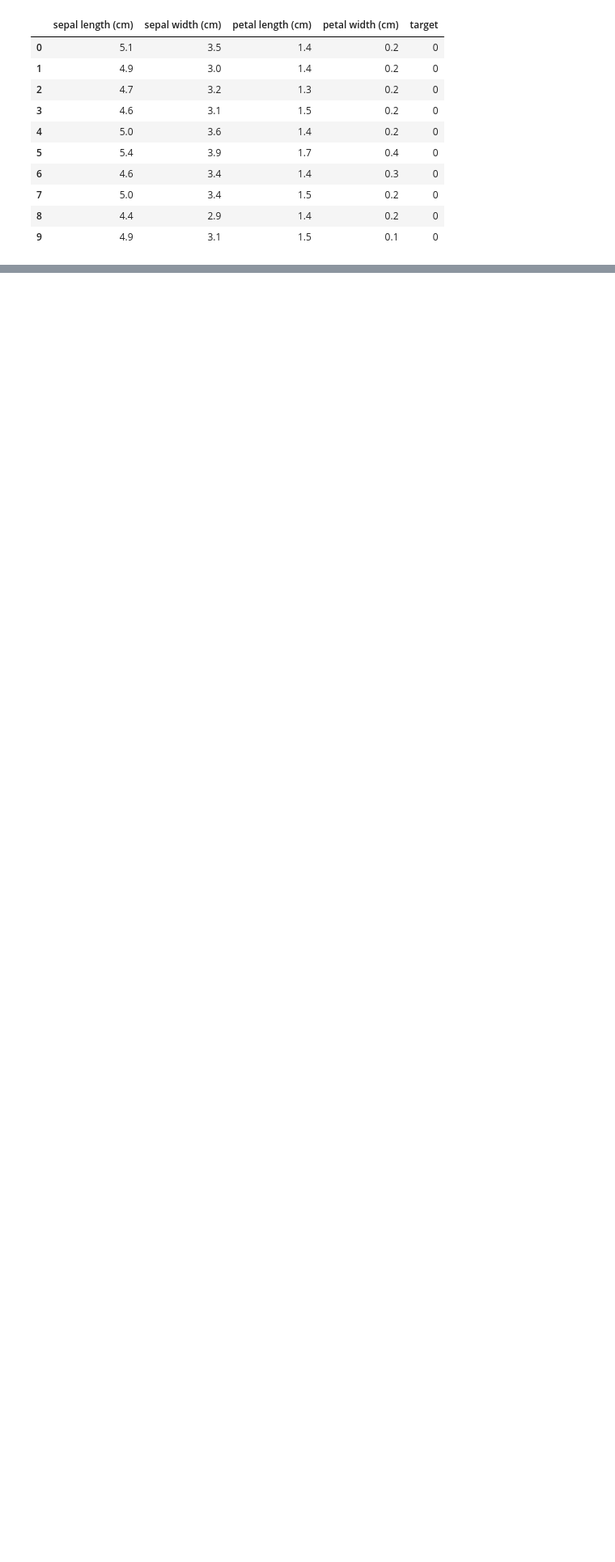
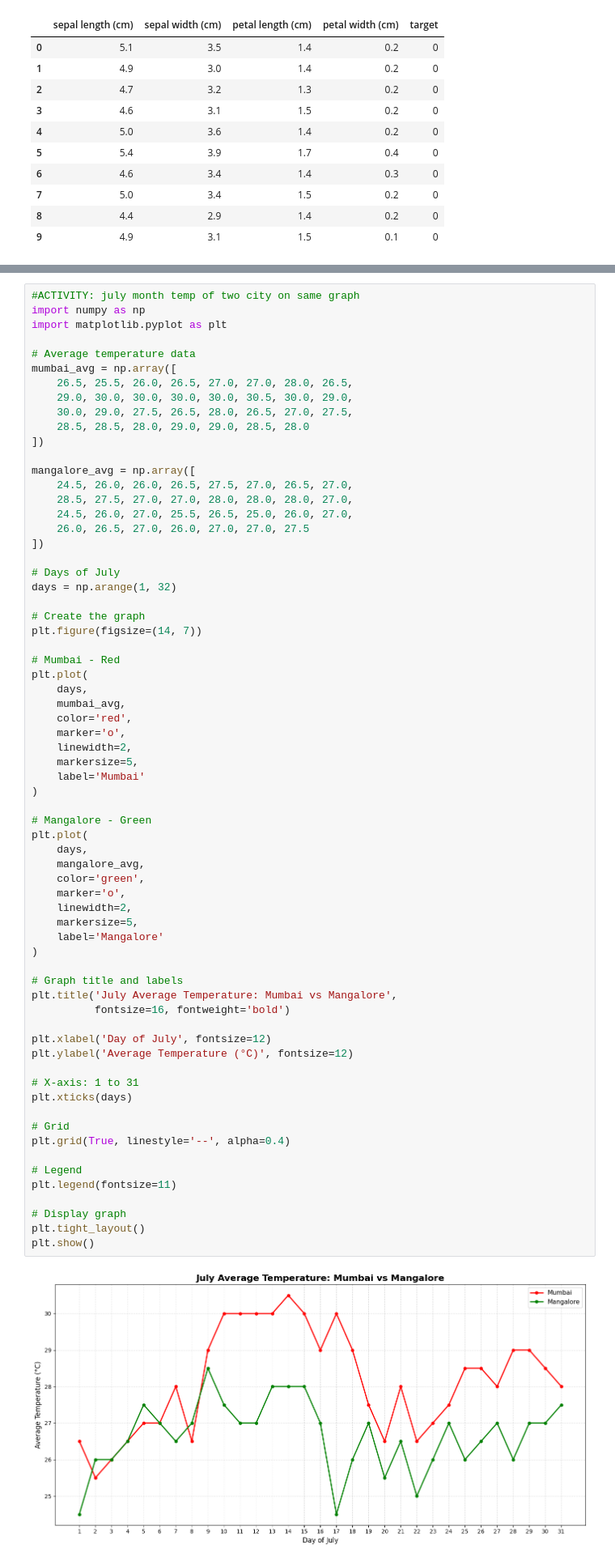
Before and after one commit to crce9830ecs-lang/aiml_labs, a Jupyter notebook: ML_LAB.ipynb, the cells around one changed output, grey strips where cells are left out. Shown at 81% size. Cells and saved outputs as stored; diff of their text form; blank space fills up the shorter version.

```diff
--- a/ML_LAB.ipynb
+++ b/ML_LAB.ipynb
@@ -316,0 +332,69 @@ plt.show()
+# %%
+#ACTIVITY: july month temp of two city on same graph
+import numpy as np
+import matplotlib.pyplot as plt
+
+# Average temperature data
+mumbai_avg = np.array([
+    26.5, 25.5, 26.0, 26.5, 27.0, 27.0, 28.0, 26.5,
+    29.0, 30.0, 30.0, 30.0, 30.0, 30.5, 30.0, 29.0,
+    30.0, 29.0, 27.5, 26.5, 28.0, 26.5, 27.0, 27.5,
+    28.5, 28.5, 28.0, 29.0, 29.0, 28.5, 28.0
+])
+
+mangalore_avg = np.array([
+    24.5, 26.0, 26.0, 26.5, 27.5, 27.0, 26.5, 27.0,
+    28.5, 27.5, 27.0, 27.0, 28.0, 28.0, 28.0, 27.0,
+    24.5, 26.0, 27.0, 25.5, 26.5, 25.0, 26.0, 27.0,
+    26.0, 26.5, 27.0, 26.0, 27.0, 27.0, 27.5
+])
+
+# Days of July
+days = np.arange(1, 32)
+
+# Create the graph
+plt.figure(figsize=(14, 7))
+
+# Mumbai - Red
+plt.plot(
+    days,
+    mumbai_avg,
+    color='red',
+    marker='o',
+    linewidth=2,
+    markersize=5,
+    label='Mumbai'
+)
+
+# Mangalore - Green
+plt.plot(
+    days,
+    mangalore_avg,
+    color='green',
+    marker='o',
+    linewidth=2,
+    markersize=5,
+    label='Mangalore'
+)
+
+# Graph title and labels
+plt.title('July Average Temperature: Mumbai vs Mangalore',
+          fontsize=16, fontweight='bold')
+
+plt.xlabel('Day of July', fontsize=12)
+plt.ylabel('Average Temperature (°C)', fontsize=12)
+
+# X-axis: 1 to 31
+plt.xticks(days)
+
+# Grid
+plt.grid(True, linestyle='--', alpha=0.4)
+
+# Legend
+plt.legend(fontsize=11)
+
+# Display graph
+plt.tight_layout()
+plt.show()
+# %% [output]
+[figure, added]
```
Also changed, not shown: parts of 2 cells of this notebook.
